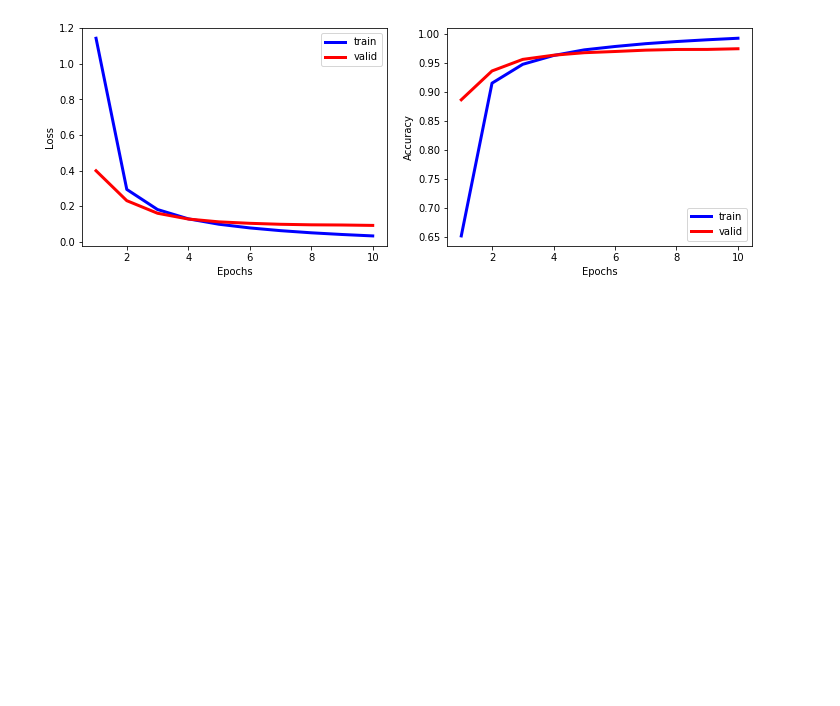
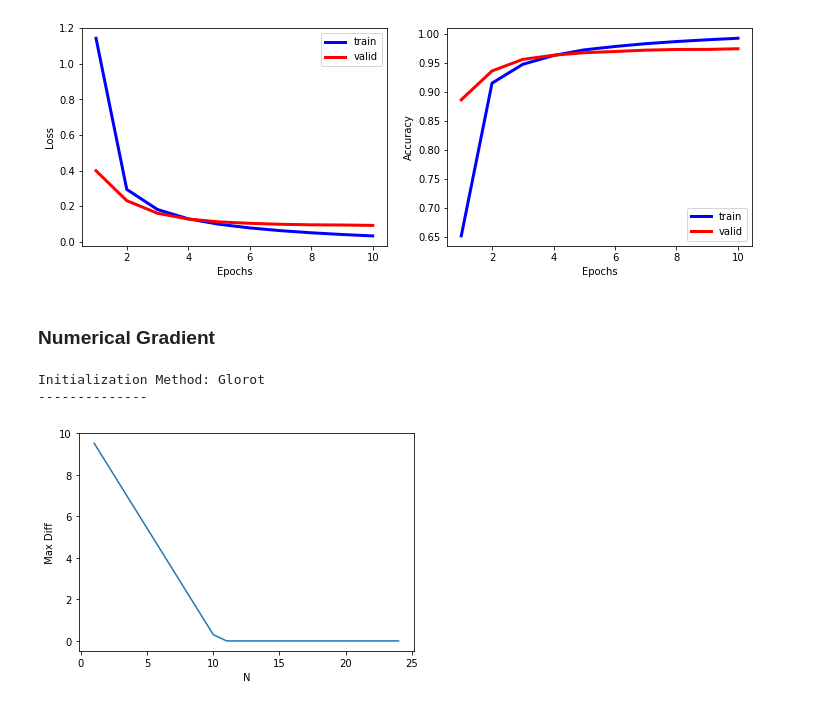
Before and after one commit to Toory465/IFT6135, a Jupyter notebook: Part1_Python_NN/Part1_Python_NN.ipynb, the cells around one changed output. Cells and saved outputs as stored; diff of their text form; code cells hidden in the pictures; blank space fills up the shorter version.

Commit message:
numerical grad

```diff
--- a/Part1_Python_NN/Part1_Python_NN.ipynb
+++ b/Part1_Python_NN/Part1_Python_NN.ipynb
@@ -463,3 +463,56 @@ Training done!
 historyPlt(train_history_normal_sd_001)
 # %% [output]
 [figure]
+# %% [markdown]
+### Numerical Gradient
+# %%
+
+np.random.seed(7899)
+
+hparams = {'init_method': 'Glorot',
+           'lr': 1e-1,
+          'weight_decay': 2e-3,
+          'num_epochs': 10}
+
+nn = NN(mode='train', datapath='./mnist.npz', hidden_dims=(512, 512), hparams=hparams,
+        model_path='Params.pkl')
+xi = nn.X_train[0].reshape(-1,784)
+yi = nn.y_train[0].reshape(-1,1)
+# %% [output]
+Initialization Method: Glorot
+--------------
+# %%
+
+max_diffs=[]
+Ns=[np.float(i) for i in range(1,25)]
+# Ns=[5e0,6e1,7e2,8e3,2e4]
+for N in Ns:
+    epsi = 1/N
+    numerical_grad = []
+    for i in range(0,10):
+
+        nn.Params['W2'][0,i] += epsi
+        scores,cache = nn.forward(xi)
+        softmax_loss_plus, _ = nn.softmax_loss(scores, yi)
+
+        nn.Params['W2'][0,i] -= 2*epsi
+        scores,cache = nn.forward(xi)
+        softmax_loss_min, _ = nn.softmax_loss(scores, yi)
+
+        numerical_grad.append((softmax_loss_plus - softmax_loss_min) / (2*epsi))
+
+
+        nn.Params['W2'][0,i] += epsi # reset original value
+        scores,cache = nn.forward(xi)
+        softmax_loss, dsoftmax = nn.softmax_loss(scores, yi)
+        average_grads = nn.backward(dsoftmax, cache)
+    diff = np.absolute(average_grads['W2'][0,:10] - numerical_grad)
+    max_diffs.append(np.max(diff))
+# %%
+fig,ax = plt.subplots(1,1)
+ax.plot(Ns,max_diffs)
+ax.set_ylabel(" Max Diff ")
+ax.set_xlabel("N")
+plt.show()
+# %% [output]
+[figure, added]
```
Also changed, not shown: 9 other files.
